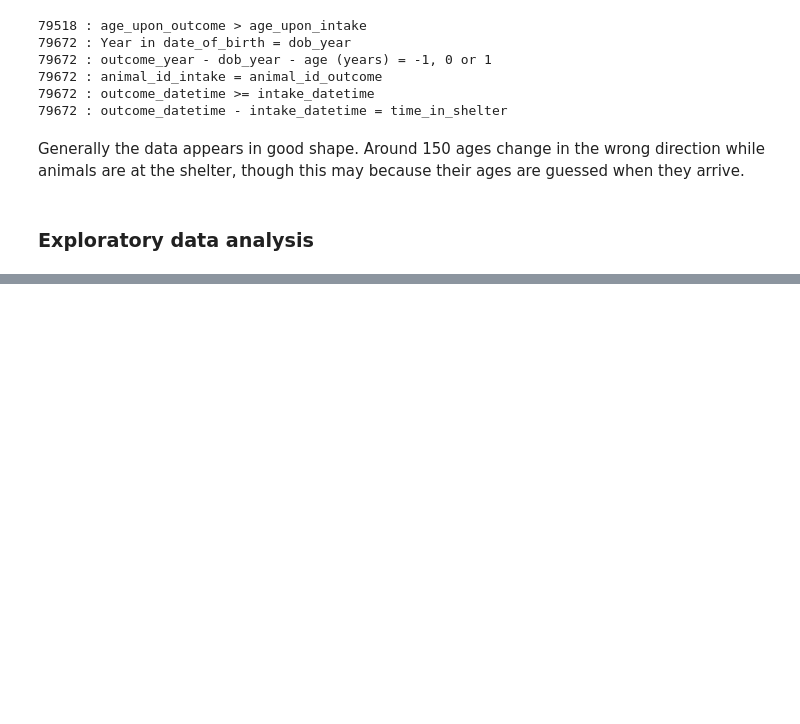
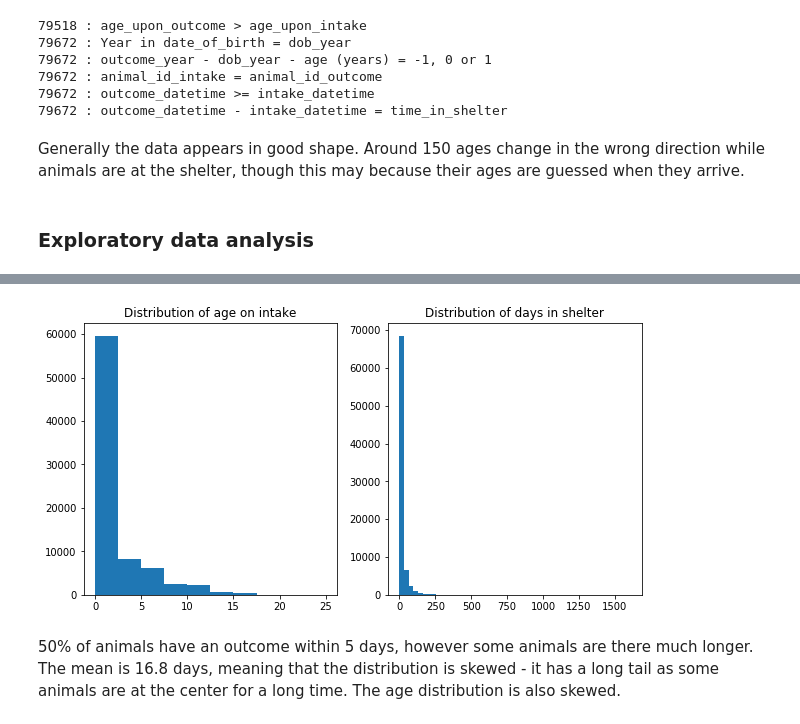
Before and after one commit to SmellsLikeCake/austin-animal-shelter, a Jupyter notebook: Austin-animal-shelter-write-up.ipynb, the cells around one changed output, grey strips where cells are left out. Cells and saved outputs as stored; diff of their text form; code cells hidden in the pictures; blank space fills up the shorter version.

```diff
--- a/Austin-animal-shelter-write-up.ipynb
+++ b/Austin-animal-shelter-write-up.ipynb
@@ -89,0 +201,15 @@ Generally the data appears in good shape. Around 150 ages change in the wrong di
+# %%
+fig = plt.subplots(1, 2, figsize=(10, 5))
+
+ax1 = plt.subplot(1, 2, 1)
+plt.hist(aac['age_upon_intake_(years)'])
+plt.title('Distribution of age on intake')
+
+ax2 = plt.subplot(1, 2, 2)
+plt.hist(aac['time_in_shelter_days'], bins=50)
+plt.title('Distribution of days in shelter')
+plt.show()
+# %% [output]
+[figure, added]
+# %% [markdown]
+50% of animals have an outcome within 5 days, however some animals are there much longer. The mean is 16.8 days, meaning that the distribution is skewed - it has a long tail as some animals are at the center for a long time. The age distribution is also skewed.
```
Also changed, not shown: parts of 29 cells of this notebook.
